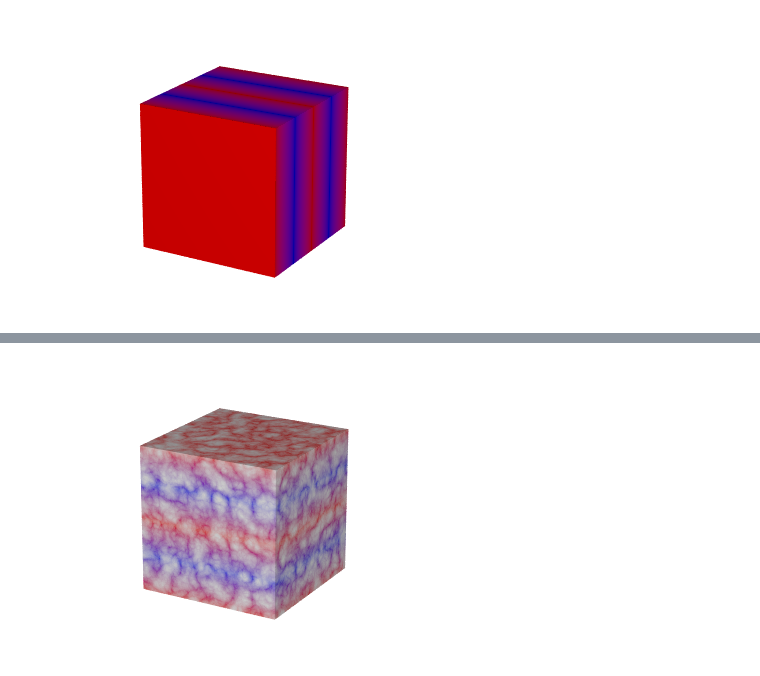
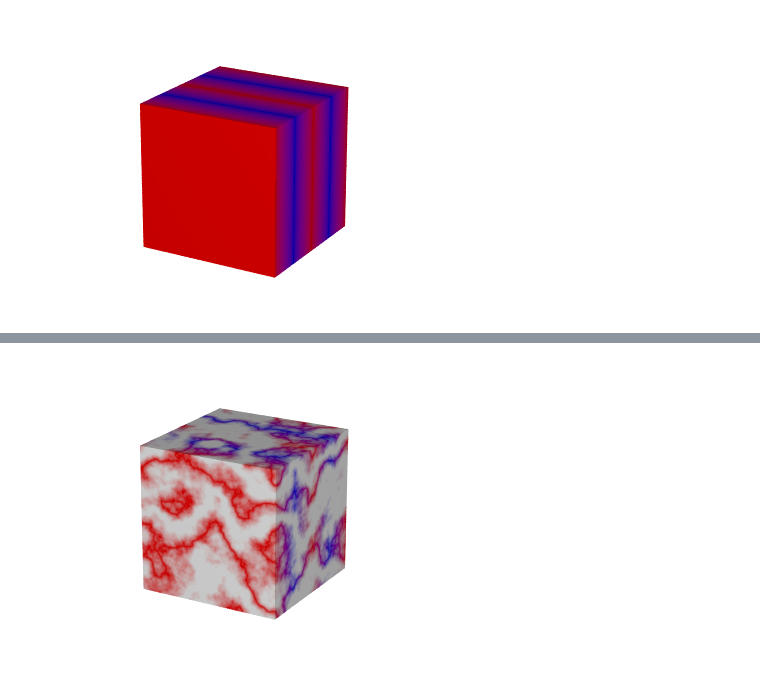
Before and after one commit to daizutabi/fdray, a Jupyter notebook: docs/notebooks/texture/pigment.ipynb, the cells around one changed output, grey strips where cells are left out. Drawn from its saved outputs; the diff is of its cells as text; code cells hidden in the pictures.

```diff
--- a/docs/notebooks/texture/pigment.ipynb
+++ b/docs/notebooks/texture/pigment.ipynb
@@ -25,7 +58,7 @@ render(Pigment("gradient x", cmap))
 # %%
-a = Pigment("granite", ColorMap((0, "red"), (0.9, "white")))
-b = Pigment("granite", ColorMap((0, "blue"), (0.9, "white")))
-p = Pigment("gradient z", PigmentMap((0, a), (0.5, b), (1, a)))
+a = Declare(Pigment("agate", ColorMap((0, Color("red")), (0.9, Color("white")))))
+b = Declare(Pigment("agate", ColorMap((0, Color("blue")), (0.9, Color("white")))))
+p = Pigment("gradient x", PigmentMap((0, a), (0.5, b), (1, a)))
 render(p)
 # %% [output]
-[figure, old version]
+[figure, new version]
```
Also changed, not shown: parts of 5 cells of this notebook, 20 other files.
